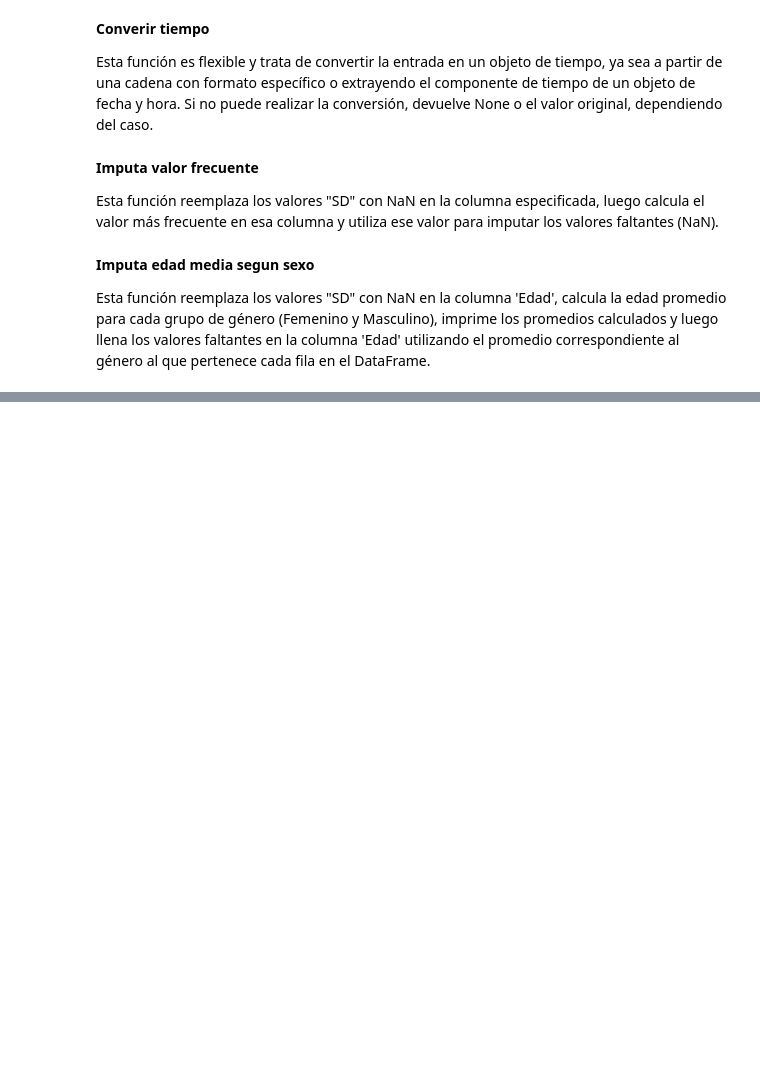
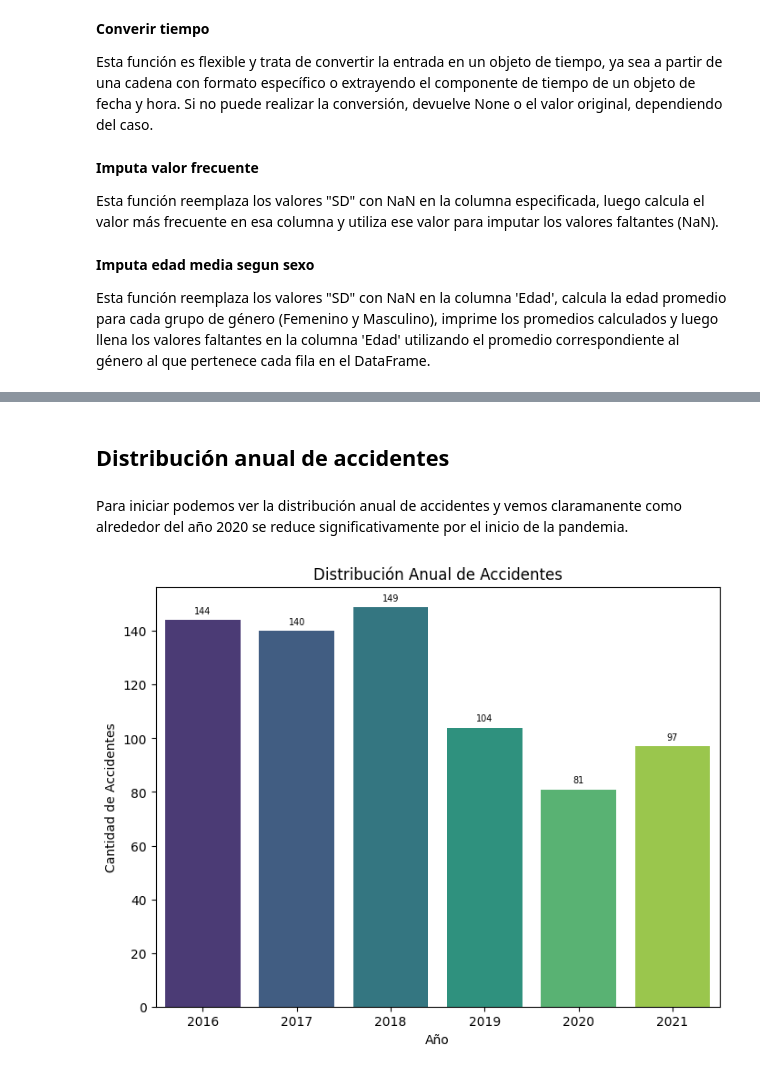
Before and after one commit to orestes-victor/HENRY_Proyecto_Individual_2__Data_Analytics_Orestes_Victor, a Jupyter notebook: Notebooks/01_ETL.ipynb, the cells around one changed output, grey strips where cells are left out. Drawn from its saved outputs; the diff is of its cells as text; code cells hidden in the pictures; blank space fills up the shorter version.

```diff
--- a/Notebooks/01_ETL.ipynb
+++ b/Notebooks/01_ETL.ipynb
@@ -1087,0 +191,9 @@ Conexión con la base de datos MySQL exitosa.
+# %%
+# Dirección del archivo CSV
+direccion_csv = '/content/drive/MyDrive/Henry - Proyecto N°2 - Data Analysis/Datasets/1_homicidios_limpio.csv'
+
+# Leer el archivo CSV y cargarlo en un DataFrame
+df_homicidios = pd.read_csv(direccion_csv)
+# %%
+# Eliminamos la columna 'Unnamed: 0'
+df_homicidios = df_homicidios.drop('Unnamed: 0', axis=1)
@@ -1087,0 +215,30 @@ Conexión con la base de datos MySQL exitosa.
+# %% [markdown]
+## Distribución anual de accidentes
+# %% [markdown]
+Para iniciar podemos ver la distribución anual de accidentes y vemos claramanente como alrededor del año 2020 se reduce significativamente por el inicio de la pandemia.
+# %%
+# Configura el tamaño de la figura para el gráfico
+plt.figure(figsize=(8, 6))
+
+# Crea un gráfico de barras con la cantidad de homicidios por año, utilizando la paleta de colores 'viridis'
+ax = sns.countplot(x=df_homicidios['Año'], palette='viridis')
+
+# Establece el título del gráfico
+plt.title('Distribución Anual de Accidentes')
+
+# Establece la etiqueta del eje X
+plt.xlabel('Año')
+
+# Establece la etiqueta del eje Y
+plt.ylabel('Cantidad de Accidentes')
+
+# Itera sobre las barras del gráfico para agregar la cantidad de accidentes sobre cada barra
+for p in ax.patches:
+    # Anota el valor de la altura de la barra (cantidad de accidentes) sobre ella
+    ax.annotate(f'{int(p.get_height())}', (p.get_x() + p.get_width() / 2., p.get_height()),
+                ha='center', va='center', xytext=(0, 7), textcoords='offset points', fontsize=7)  # Ajusta el tamaño del texto aquí
+
+# Muestra el gráfico
+plt.show()
+# %% [output]
+[figure, added]
```
Also changed, not shown: parts of 214 cells of this notebook, 3 other files.
